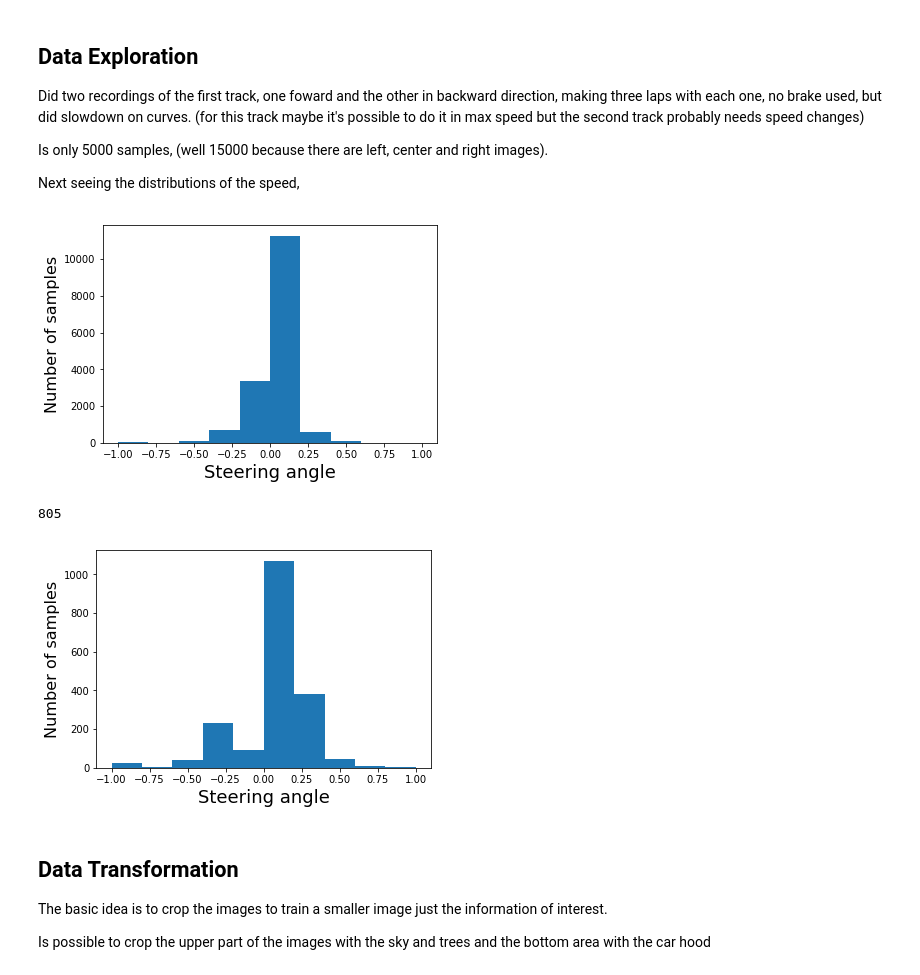
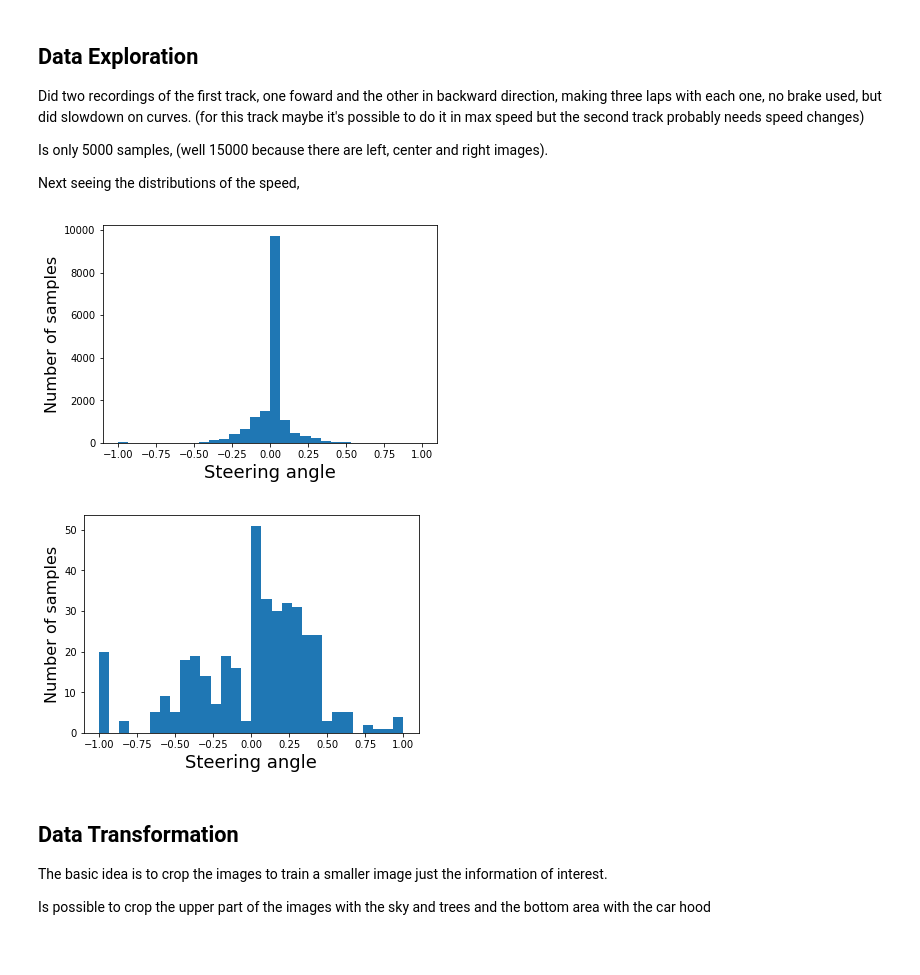
Before and after one commit to carlgira/CarND-Behavioral-Cloning-P3, a Jupyter notebook: Behavioral-Cloning.ipynb, the cells around one changed output. Drawn from its saved outputs; the diff is of its cells as text; code cells hidden in the pictures.

```diff
--- a/Behavioral-Cloning.ipynb
+++ b/Behavioral-Cloning.ipynb
@@ -23,7 +23,7 @@ driving_log = pd.read_csv(files[0], names=['center_img', 'left_img', 'right_img'
 for i in range(1, len(files)):
     driving_log = driving_log.append(pd.read_csv(files[i], names=['center_img', 'left_img', 'right_img', 'steering_angle', 'throttle', 'break', 'speed' ]))
 # %%
-num_bins = 10
+num_bins = 30
 steering_angle = driving_log.steering_angle
 steering_angle_hist, steering_angle_bins = np.histogram(steering_angle, num_bins)
 
@@ -35,24 +35,23 @@ def plot_stering_angle(steering_angle):
 
 plot_stering_angle(steering_angle)
 # %% [output]
-[figure, old version]
+[figure, new version]
 # %%
 count_bins = []
 for i in range(len(steering_angle_bins)-1):
     count_bins.append(len(driving_log.steering_angle[(driving_log.steering_angle > steering_angle_bins[i]) & (driving_log.steering_angle <= steering_angle_bins[i+1])  ]))
 
-cut_line = int(np.mean(count_bins)/2)
+cut_line = int(np.mean(count_bins)/10)
 
+driving_log_clean = driving_log
 for i in range(len(count_bins)):
     bin_samples = driving_log[(driving_log.steering_angle > steering_angle_bins[i]) & (driving_log.steering_angle <= steering_angle_bins[i+1])  ]
     if len(bin_samples) > cut_line:
-        driving_log = driving_log.drop(bin_samples.sample(len(bin_samples) - cut_line).index)
+        driving_log_clean = driving_log_clean.drop(bin_samples.sample(len(bin_samples) - cut_line).index)
-# %% [output]
-805
 # %%
-plot_stering_angle(driving_log.steering_angle)
+plot_stering_angle(driving_log_clean.steering_angle)
 # %% [output]
-[figure, old version]
+[figure, new version]
 # %% [markdown]
 ## Data Transformation
 
```
Also changed, not shown: 1 other file.
